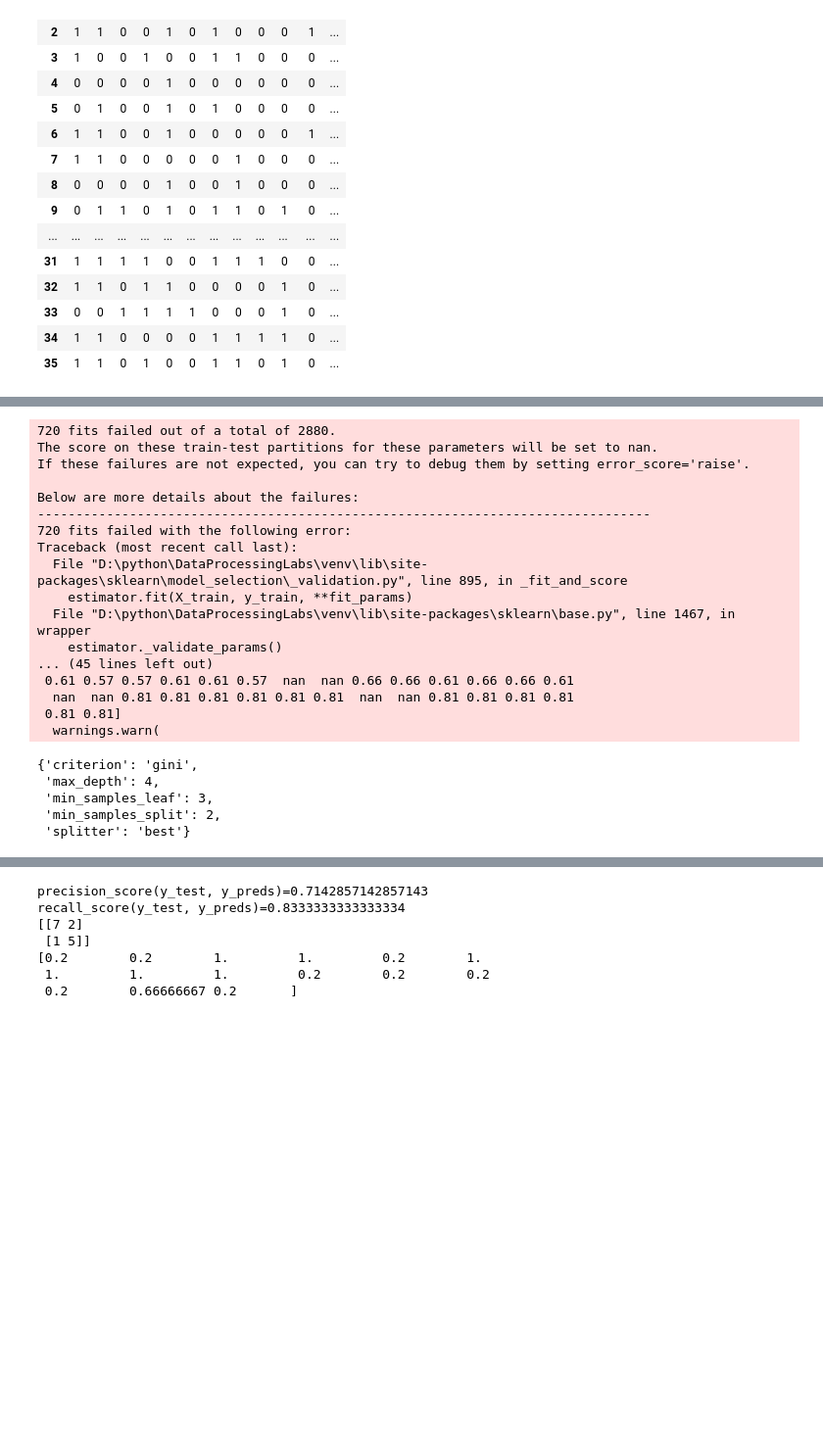
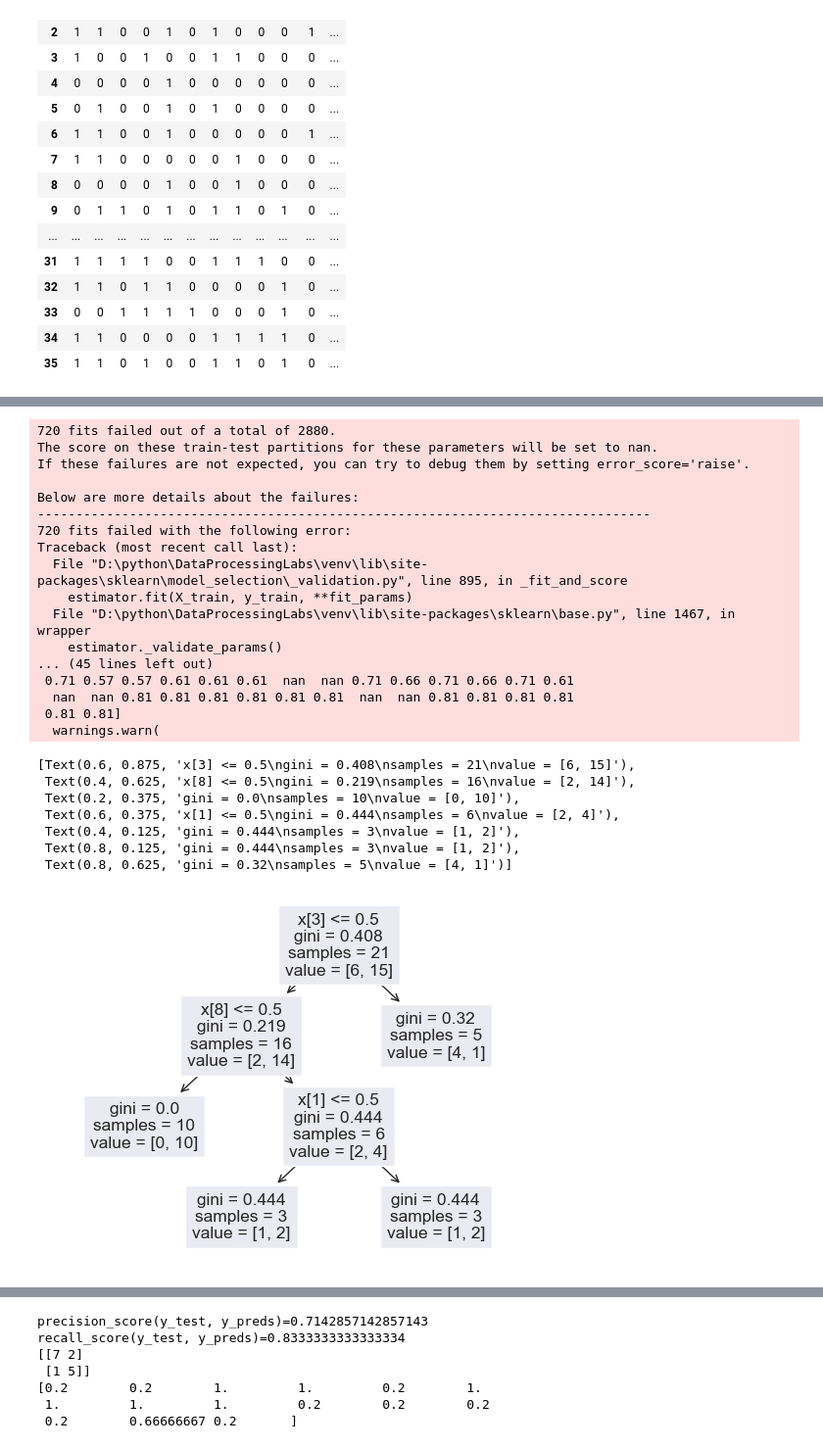
Before and after one commit to 57459N/DataProcesingLabs, a Jupyter notebook: moiLab3.ipynb, the cells around one changed output, grey strips where cells are left out. Shown at 98% size. Saved outputs shown, nothing was run; the diff lists cells and outputs as text; code cells hidden in the pictures; blank space fills up the shorter version.

```diff
--- a/moiLab3.ipynb
+++ b/moiLab3.ipynb
@@ -114,37 +122,41 @@ model.evaluate(X_test, y_test)
 X_train, X_test, y_train, y_test = train_test_split(df.drop('y', axis=1), df['y'], shuffle=True, test_size=0.4,
                                                     random_state=0)
 
 estimator = DecisionTreeClassifier()
 grid = GridSearchCV(estimator,
                     param_grid={'splitter': ['best', 'random'],
                                 'criterion': ['gini', 'entropy', 'log_loss'],
                                 'max_depth': range(4, 10),
                                 'min_samples_leaf': range(1, 5),
                                 'min_samples_split': range(1, 5)},
                     n_jobs=-1)
 grid.fit(X_train, y_train)
 best_tree = grid.best_estimator_
-grid.best_params_
+
+sklearn.tree.plot_tree(best_tree)
 # %% [output]
 720 fits failed out of a total of 2880.
 The score on these train-test partitions for these parameters will be set to nan.
 If these failures are not expected, you can try to debug them by setting error_score='raise'.
 
 Below are more details about the failures:
 --------------------------------------------------------------------------------
 720 fits failed with the following error:
 Traceback (most recent call last):
   File "D:\python\DataProcessingLabs\venv\lib\site-packages\sklearn\model_selection\_validation.py", line 895, in _fit_and_score
     estimator.fit(X_train, y_train, **fit_params)
   File "D:\python\DataProcessingLabs\venv\lib\site-packages\sklearn\base.py", line 1467, in wrapper
     estimator._validate_params()
 ... (45 lines left out)
- 0.61 0.57 0.57 0.61 0.61 0.57  nan  nan 0.66 0.66 0.61 0.66 0.66 0.61
+ 0.71 0.57 0.57 0.61 0.61 0.61  nan  nan 0.71 0.66 0.71 0.66 0.71 0.61
   nan  nan 0.81 0.81 0.81 0.81 0.81 0.81  nan  nan 0.81 0.81 0.81 0.81
  0.81 0.81]
   warnings.warn(
-{'criterion': 'gini',
- 'max_depth': 4,
- 'min_samples_leaf': 3,
- 'min_samples_split': 2,
- 'splitter': 'best'}
+[Text(0.6, 0.875, 'x[3] <= 0.5\ngini = 0.408\nsamples = 21\nvalue = [6, 15]'),
+ Text(0.4, 0.625, 'x[8] <= 0.5\ngini = 0.219\nsamples = 16\nvalue = [2, 14]'),
+ Text(0.2, 0.375, 'gini = 0.0\nsamples = 10\nvalue = [0, 10]'),
+ Text(0.6, 0.375, 'x[1] <= 0.5\ngini = 0.444\nsamples = 6\nvalue = [2, 4]'),
+ Text(0.4, 0.125, 'gini = 0.444\nsamples = 3\nvalue = [1, 2]'),
+ Text(0.8, 0.125, 'gini = 0.444\nsamples = 3\nvalue = [1, 2]'),
+ Text(0.8, 0.625, 'gini = 0.32\nsamples = 5\nvalue = [4, 1]')]
+[figure, added]
```
Also changed, not shown: parts of 6 cells of this notebook, 3 other files.
